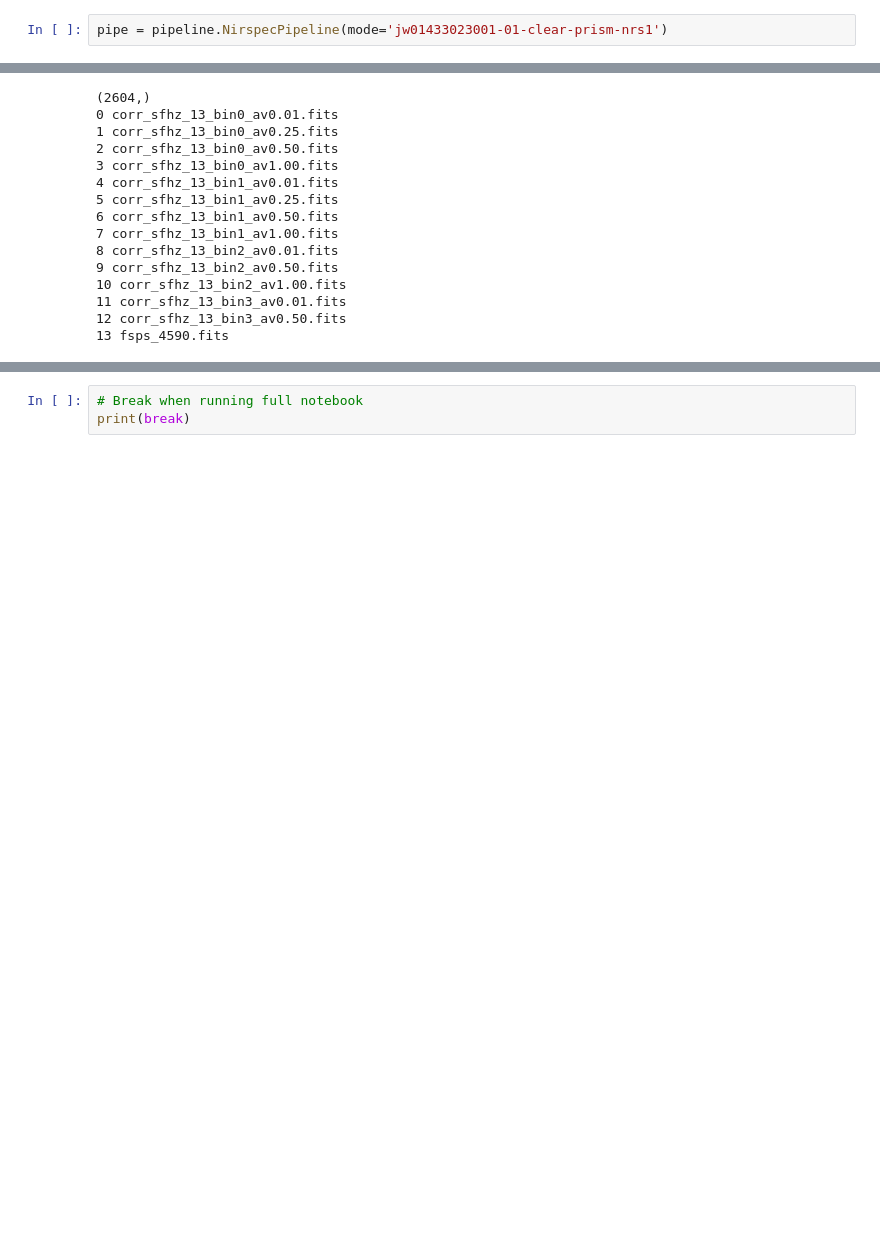
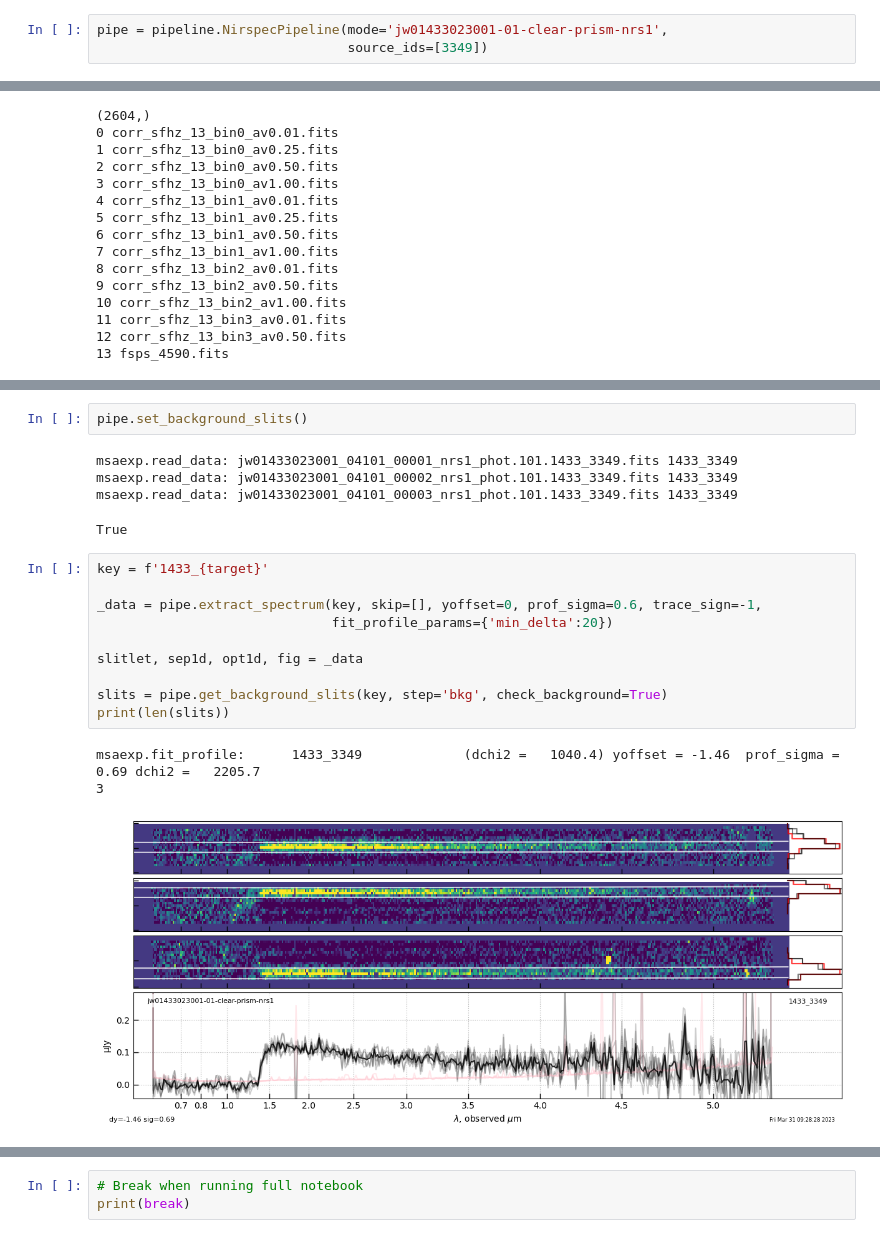
Before and after one commit to gbrammer/msaexp, a Jupyter notebook: docs/examples/drizzled-nirspec.ipynb, the cells around one changed output, grey strips where cells are left out. Drawn from its saved outputs; the diff is of its cells as text; blank space fills up the shorter version.

```diff
--- a/docs/examples/drizzled-nirspec.ipynb
+++ b/docs/examples/drizzled-nirspec.ipynb
@@ -113,3 +130,4 @@ jw01433023001-01-clear-prism-nrs2:
 # %%
-pipe = pipeline.NirspecPipeline(mode='jw01433023001-01-clear-prism-nrs1')
+pipe = pipeline.NirspecPipeline(mode='jw01433023001-01-clear-prism-nrs1',
+                                source_ids=[3349])
 # %% [output]
@@ -444,0 +509,21 @@ fig.savefig(f'{outroot}_{target}.{file_version}.flam.png')
+# %%
+pipe.set_background_slits()
+# %% [output]
+msaexp.read_data: jw01433023001_04101_00001_nrs1_phot.101.1433_3349.fits 1433_3349
+msaexp.read_data: jw01433023001_04101_00002_nrs1_phot.101.1433_3349.fits 1433_3349
+msaexp.read_data: jw01433023001_04101_00003_nrs1_phot.101.1433_3349.fits 1433_3349
+True
+# %%
+key = f'1433_{target}'
+
+_data = pipe.extract_spectrum(key, skip=[], yoffset=0, prof_sigma=0.6, trace_sign=-1,
+                              fit_profile_params={'min_delta':20})
+
+slitlet, sep1d, opt1d, fig = _data
+
+slits = pipe.get_background_slits(key, step='bkg', check_background=True)
+print(len(slits))
+# %% [output]
+msaexp.fit_profile:      1433_3349             (dchi2 =   1040.4) yoffset = -1.46  prof_sigma = 0.69 dchi2 =   2205.7
+3
+[figure, added]
```
Also changed, not shown: parts of 20 cells of this notebook.
